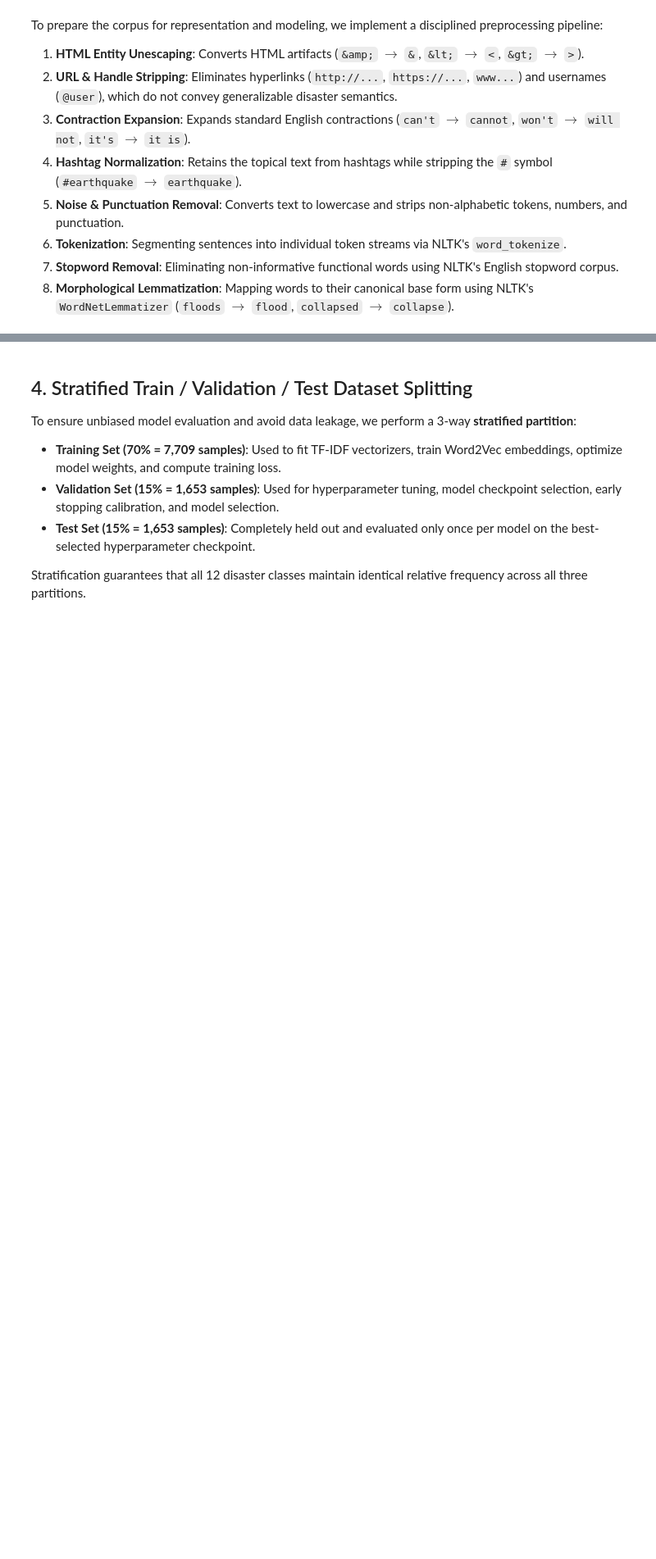
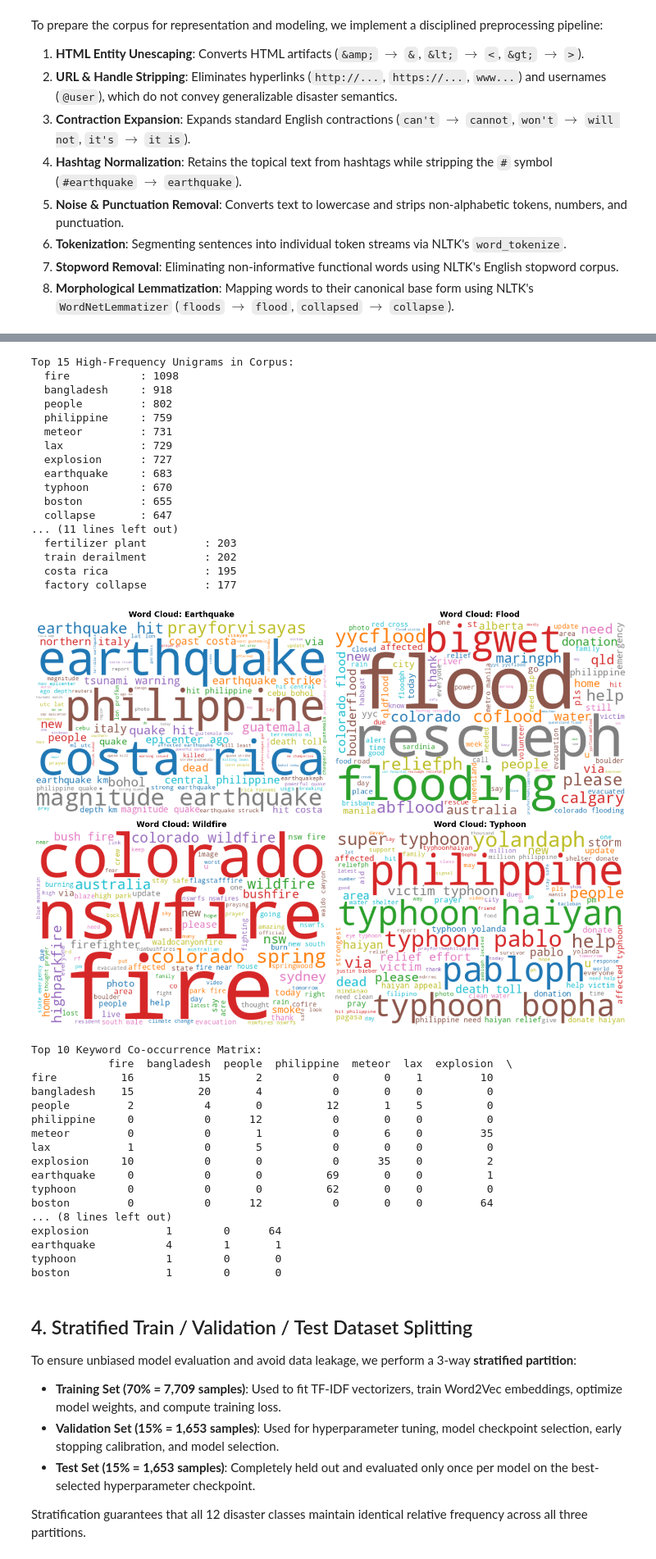
Before and after one commit to xer0Xavishek/disaster-nlp-classification, a Jupyter notebook: disaster_nlp_classification.ipynb, the cells around one changed output, grey strips where cells are left out. Shown at 82% size. Saved outputs shown, nothing was run; the diff lists cells and outputs as text; code cells hidden in the pictures; blank space fills up the shorter version.

```diff
--- a/disaster_nlp_classification.ipynb
+++ b/disaster_nlp_classification.ipynb
@@ -276,40 +351,74 @@ print("Top 15 High-Frequency Unigrams in Corpus:")
 for w, c in unigram_dist.most_common(15):
     print(f"  {w:15s}: {c}")
 
-print("
-Top 10 High-Frequency Bigrams in Corpus:")
+print("Top 10 High-Frequency Bigrams in Corpus:")
 for bg, c in bigram_dist.most_common(10):
     print(f"  {' '.join(bg):25s}: {c}")
 
 # WordCloud Visualizations for Key Disaster Categories
 highlight_classes = ['Earthquake', 'Flood', 'Wildfire', 'Typhoon']
 fig, axes = plt.subplots(2, 2, figsize=(14, 10))
 for ax, cat in zip(axes.flatten(), highlight_classes):
     cat_corpus = " ".join(df[df['disaster_type'] == cat]['cleaned_text'])
     wc = WordCloud(width=600, height=400, background_color='white', colormap='tab10', max_words=100).generate(cat_corpus)
     ax.imshow(wc, interpolation='bilinear')
     ax.axis('off')
     ax.set_title(f'Word Cloud: {cat}', fontsize=13, fontweight='bold')
 
 plt.tight_layout()
 plt.show()
 
 # Co-occurrence Matrix for Top 10 Keywords (Lab 1 Method)
 top_words = [w for w, _ in unigram_dist.most_common(10)]
 w_to_i = {w: i for i, w in enumerate(top_words)}
 cooc = np.zeros((10, 10), dtype=int)
 
 for text in df['cleaned_text']:
     words = text.split()
     for w1, w2 in ngrams(words, 2):
         if w1 in w_to_i and w2 in w_to_i:
             cooc[w_to_i[w1], w_to_i[w2]] += 1
             cooc[w_to_i[w2], w_to_i[w1]] += 1
 
 cooc_table = pd.DataFrame(cooc, index=top_words, columns=top_words)
-print("
-Top 10 Keyword Co-occurrence Matrix:")
+print("Top 10 Keyword Co-occurrence Matrix:")
 print(cooc_table)
+# %% [output]
+Top 15 High-Frequency Unigrams in Corpus:
+  fire           : 1098
+  bangladesh     : 918
+  people         : 802
+  philippine     : 759
+  meteor         : 731
+  lax            : 729
+  explosion      : 727
+  earthquake     : 683
+  typhoon        : 670
+  boston         : 655
+  collapse       : 647
+... (11 lines left out)
+  fertilizer plant         : 203
+  train derailment         : 202
+  costa rica               : 195
+  factory collapse         : 177
+[figure, added]
+Top 10 Keyword Co-occurrence Matrix:
+            fire  bangladesh  people  philippine  meteor  lax  explosion  \
+fire          16          15       2           0       0    1         10
+bangladesh    15          20       4           0       0    0          0
+people         2           4       0          12       1    5          0
+philippine     0           0      12           0       0    0          0
+meteor         0           0       1           0       6    0         35
+lax            1           0       5           0       0    0          0
+explosion     10           0       0           0      35    0          2
+earthquake     0           0       0          69       0    0          1
+typhoon        0           0       0          62       0    0          0
+boston         0           0      12           0       0    0         64
+... (8 lines left out)
+explosion            1        0      64
+earthquake           4        1       1
+typhoon              1        0       0
+boston               1        0       0
 # %% [markdown]
 ## 4. Stratified Train / Validation / Test Dataset Splitting
 
```
Also changed, not shown: parts of 19 cells of this notebook.
